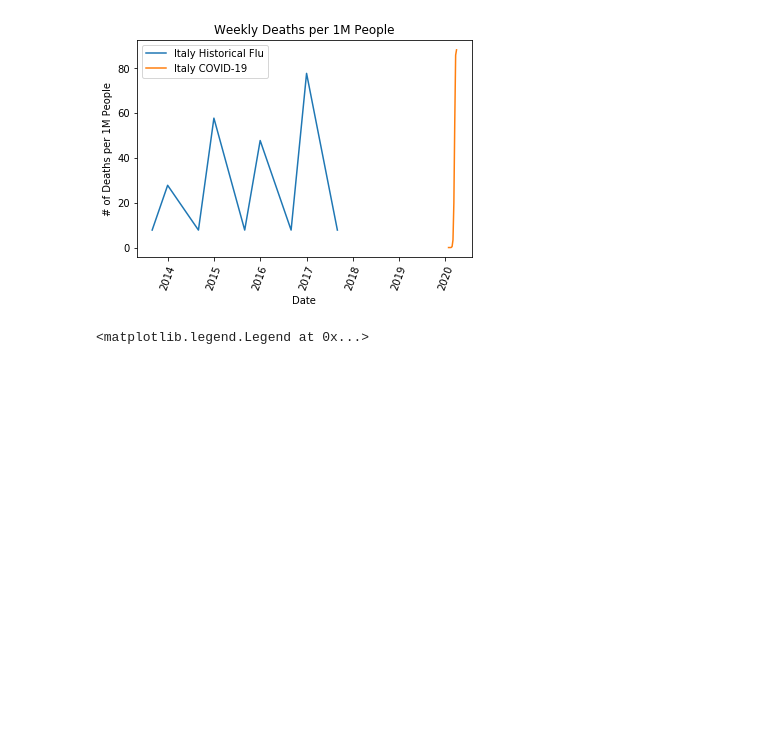
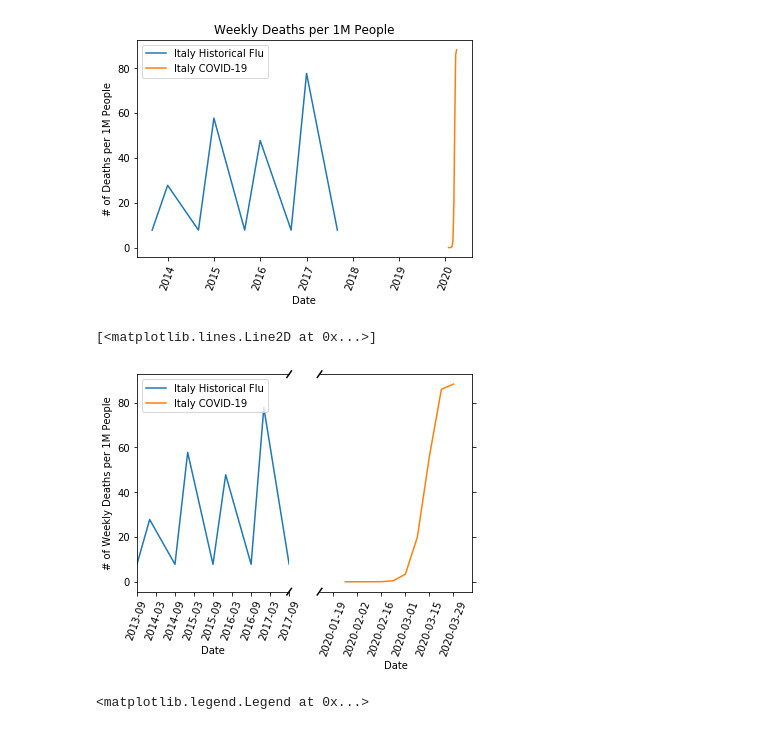
Before and after one commit to joshpoduska/infectious-disease-data, a Jupyter notebook: code/data_exploration_n_viz.ipynb, the cells around one changed output. Drawn from its saved outputs; the diff is of its cells as text; code cells hidden in the pictures; blank space fills up the shorter version.

```diff
--- a/code/data_exploration_n_viz.ipynb
+++ b/code/data_exploration_n_viz.ipynb
@@ -649,6 +678,44 @@ plt.legend(loc='upper left')
 # %% [output]
 <matplotlib.legend.Legend at 0x...>
 [figure]
+# %%
+f,(ax,ax2) = plt.subplots(1,2,sharey=True, facecolor='w')
+
+# plot the same data on both axes
+ax.plot('Date', 'weeklyDeaths_per1m', data=italy_baseline, label = 'Italy Historical Flu')
+ax.plot('Week', 'weeklyDeaths_per1m', data=italycovidwk, label = 'Italy COVID-19')
+ax2.plot('Date', 'weeklyDeaths_per1m', data=italy_baseline, label = 'Italy Historical Flu')
+ax2.plot('Week', 'weeklyDeaths_per1m', data=italycovidwk, label = 'Italy COVID-19')
+
+ax.set_xlim(datetime.date(2013, 9, 1),datetime.date(2017, 9, 1))
+ax2.set_xlim(datetime.date(2020, 1, 11),datetime.datetime.now(pytz.timezone('US/Pacific')))
+
+# hide the spines between ax and ax2
+ax.spines['right'].set_visible(False)
+ax2.spines['left'].set_visible(False)
+ax.yaxis.tick_left()
+ax.tick_params(labelright=False)
+ax2.yaxis.tick_right()
+ax.set_ylabel("# of Weekly Deaths per 1M People")
+ax.set_xlabel("Date")
+ax2.set_xlabel("Date")
+ax.tick_params(axis='x', rotation=70)
+ax2.tick_params(axis='x', rotation=70)
+ax.legend(loc='upper left')
+
+
+d = .015 # how big to make the diagonal lines in axes coordinates
+# arguments to pass plot, just so we don't keep repeating them
+kwargs = dict(transform=ax.transAxes, color='k', clip_on=False)
+ax.plot((1-d,1+d), (-d,+d), **kwargs)
+ax.plot((1-d,1+d),(1-d,1+d), **kwargs)
+
+kwargs.update(transform=ax2.transAxes)  # switch to the bottom axes
+ax2.plot((-d,+d), (1-d,1+d), **kwargs)
+ax2.plot((-d,+d), (-d,+d), **kwargs)
+# %% [output]
+[<matplotlib.lines.Line2D at 0x...>]
+[figure, added]
 # %%
 plt.plot('Date', 'dailyDeaths_per1m', data=italy_baseline, label = 'Italy Historical Flu')
 plt.plot('Week', 'dailyDeaths_per1m', data=italycovid, label = 'Italy COVID-19')
```
Also changed, not shown: parts of 27 cells of this notebook, 18 other files.
